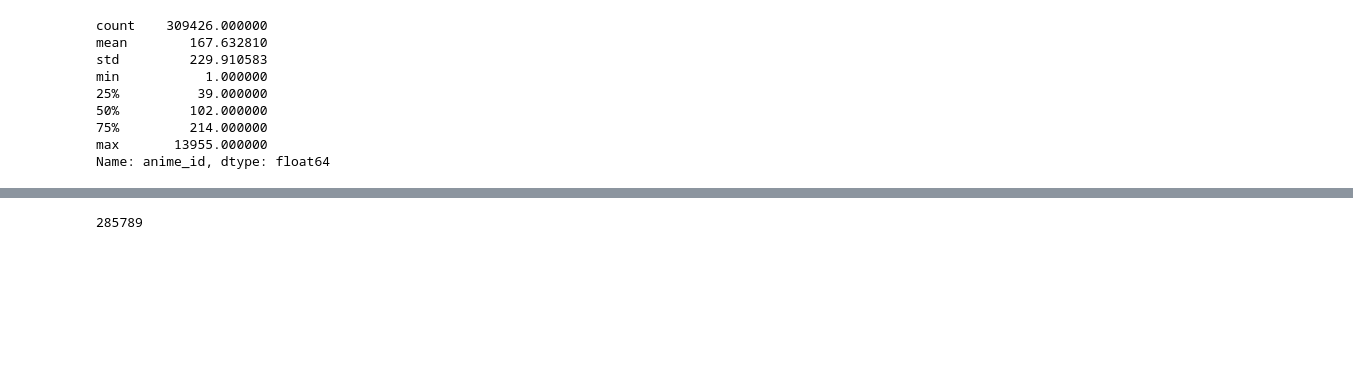
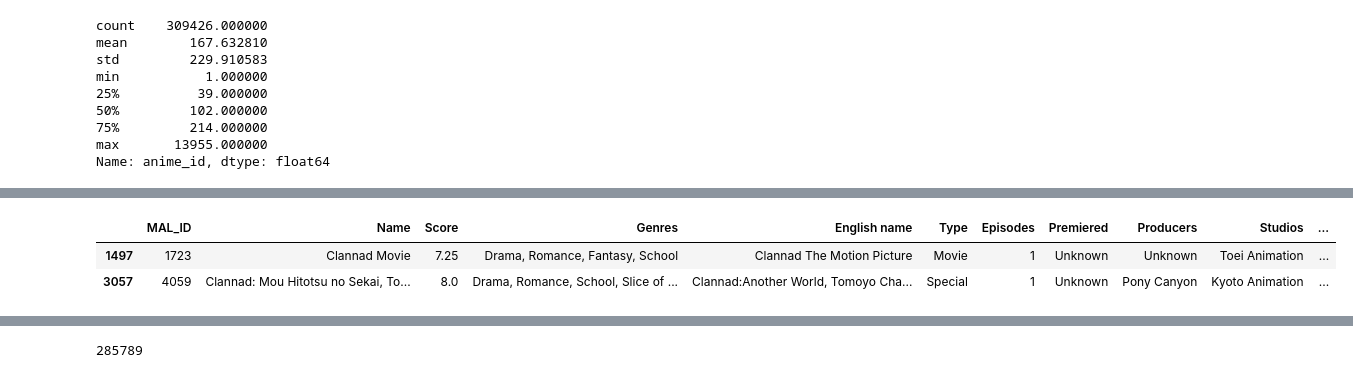
Before and after one commit to sinanuozdemir/quick-start-guide-to-llms, a Jupyter notebook: notebooks/6_recommendation_engine.ipynb, the cells around one changed output, grey strips where cells are left out. Saved outputs shown, nothing was run; the diff lists cells and outputs as text; code cells hidden in the pictures; blank space fills up the shorter version.

```diff
--- a/notebooks/6_recommendation_engine.ipynb
+++ b/notebooks/6_recommendation_engine.ipynb
@@ -558 +602,7 @@ anime_encoder_bigger
+# %%
+pre_merged_anime[pre_merged_anime['MAL_ID'].isin((1723, 4059))]
+# %% [output]
+|  | MAL_ID | Name | Score | Genres | English name | Type | Episodes | Premiered | Producers | Studios | ... |
+| 1497 | 1723 | Clannad Movie | 7.25 | Drama, Romance, Fantasy, School | Clannad The Motion Picture | Movie | 1 | Unknown | Unknown | Toei Animation | ... |
+| 3057 | 4059 | Clannad: Mou Hitotsu no Sekai, To... | 8.0 | Drama, Romance, School, Slice of ... | Clannad:Another World, Tomoyo Cha... | Special | 1 | Unknown | Pony Canyon | Kyoto Animation | ... |
 # %%
```
Also changed, not shown: parts of 95 cells of this notebook, 21 other files.
